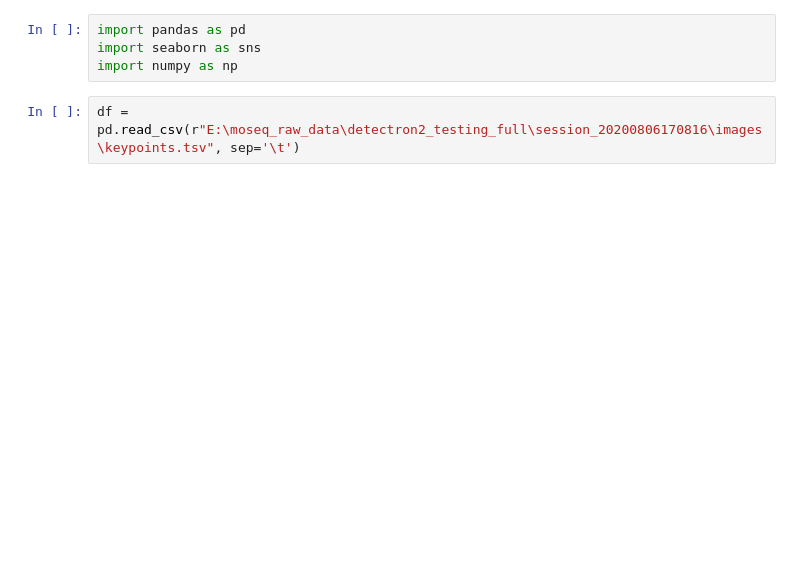
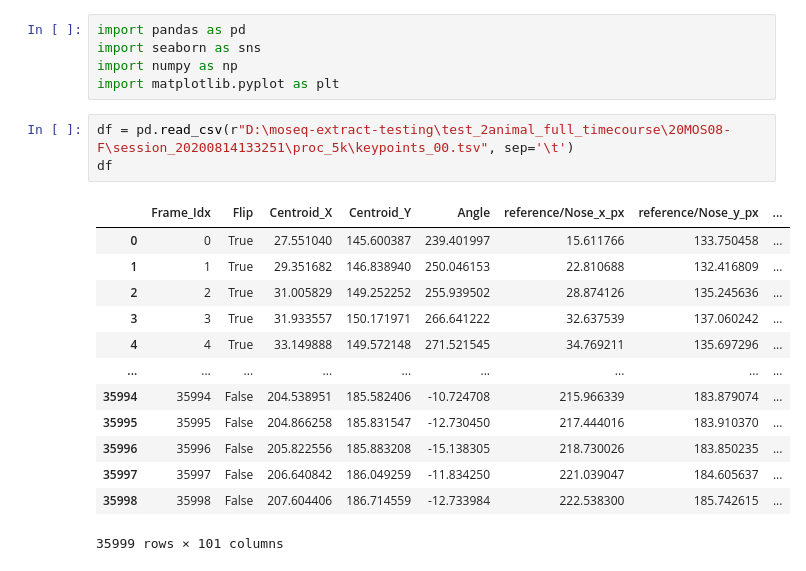
Before and after one commit to tischfieldlab/moseq2-detectron-extract, a Jupyter notebook: notebooks/keypoint_confidence.ipynb, the cells around one changed output. Saved outputs shown, nothing was run; the diff lists cells and outputs as text; blank space fills up the shorter version.

```diff
--- a/notebooks/keypoint_confidence.ipynb
+++ b/notebooks/keypoint_confidence.ipynb
@@ -2,5 +2,21 @@
 import pandas as pd
 import seaborn as sns
 import numpy as np
+import matplotlib.pyplot as plt
 # %%
-df = pd.read_csv(r"E:\moseq_raw_data\detectron2_testing_full\session_20200806170816\images\keypoints.tsv", sep='\t')
+df = pd.read_csv(r"D:\moseq-extract-testing\test_2animal_full_timecourse\20MOS08-F\session_20200814133251\proc_5k\keypoints_00.tsv", sep='\t')
+df
+# %% [output]
+|  | Frame_Idx | Flip | Centroid_X | Centroid_Y | Angle | reference/Nose_x_px | reference/Nose_y_px | ... |
+| 0 | 0 | True | 27.551040 | 145.600387 | 239.401997 | 15.611766 | 133.750458 | ... |
+| 1 | 1 | True | 29.351682 | 146.838940 | 250.046153 | 22.810688 | 132.416809 | ... |
+| 2 | 2 | True | 31.005829 | 149.252252 | 255.939502 | 28.874126 | 135.245636 | ... |
+| 3 | 3 | True | 31.933557 | 150.171971 | 266.641222 | 32.637539 | 137.060242 | ... |
+| 4 | 4 | True | 33.149888 | 149.572148 | 271.521545 | 34.769211 | 135.697296 | ... |
+| ... | ... | ... | ... | ... | ... | ... | ... | ... |
+| 35994 | 35994 | False | 204.538951 | 185.582406 | -10.724708 | 215.966339 | 183.879074 | ... |
+| 35995 | 35995 | False | 204.866258 | 185.831547 | -12.730450 | 217.444016 | 183.910370 | ... |
+| 35996 | 35996 | False | 205.822556 | 185.883208 | -15.138305 | 218.730026 | 183.850235 | ... |
+| 35997 | 35997 | False | 206.640842 | 186.049259 | -11.834250 | 221.039047 | 184.605637 | ... |
+| 35998 | 35998 | False | 207.604406 | 186.714559 | -12.733984 | 222.538300 | 185.742615 | ... |
+35999 rows × 101 columns
```
Also changed, not shown: parts of 5 cells of this notebook, 2 other files.
